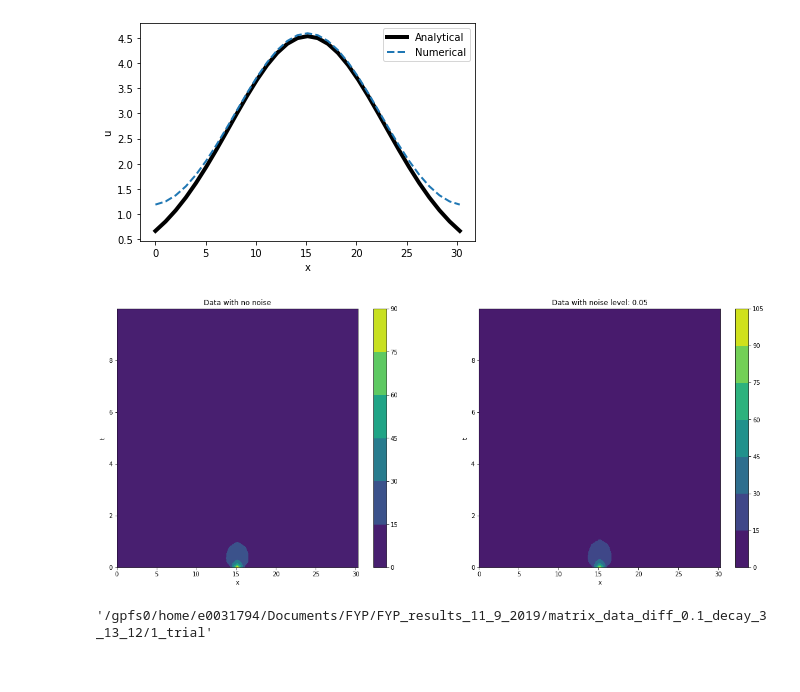
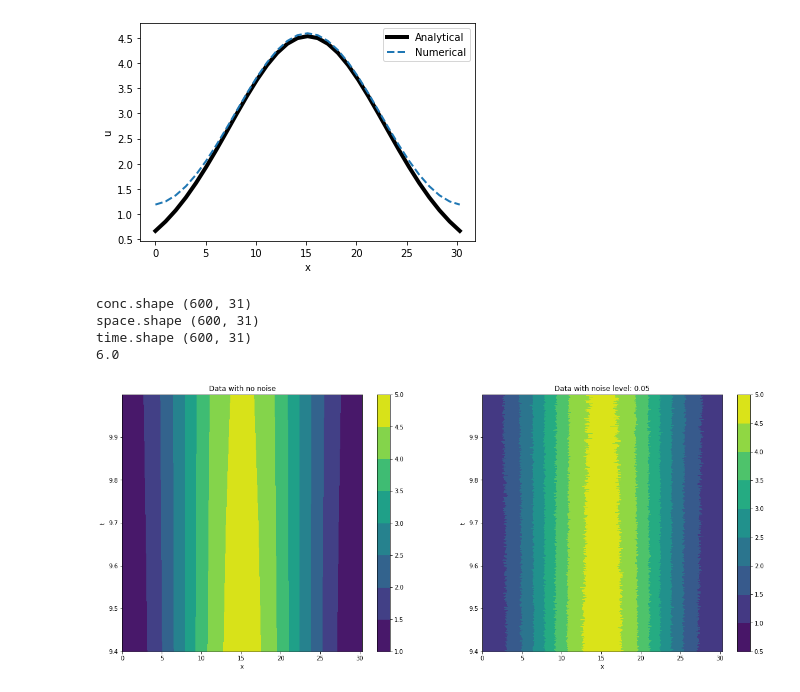
Before and after one commit to HoWeiChin/FYP_Deep_MOD, a Jupyter notebook: Slicing_data_Diffusion_noise.ipynb, the cells around one changed output. Drawn from its saved outputs; the diff is of its cells as text; code cells hidden in the pictures.

```diff
--- a/Slicing_data_Diffusion_noise.ipynb
+++ b/Slicing_data_Diffusion_noise.ipynb
@@ -408,7 +365,16 @@ file_name 1_trial_simulation_values.txt
 /gpfs0/home/e0031794/Documents/FYP/FYP_results_11_9_2019/plots_data_slicing/1_trial_plot/1_trial_plot.png
 [figure]
 # %%
-plot_contour("x_numer.npy", "s_numer.npy", "u_numer.npy", "original" ,"x", "t","0_subset_clean_vs_noisy.png", subset=0, noise=0.05)
+#def plot_contour(
+#                x_npy, t_npy, u_npy, title, x_axis, y_axis, save_dir, sampling_ratio,
+#                file_name="plot.png", subset=0, noise=None):
+save_dir = '/gpfs0/home/e0031794/Documents/FYP/FYP_results_11_9_2019/data_slicing/1_trial/9400_subset_play'
+plot_contour("x_numer.npy", "s_numer.npy", "u_numer.npy", "original" ,"x", "t",
+             save_dir, 0.9, "_subset_clean_vs_noisy.png", subset=9400, noise=0.05)
 #x_npy, t_npy, u_npy, title, x_axis, y_axis, file_name="plot.png", subset=None
 # %% [output]
+conc.shape (600, 31)
+space.shape (600, 31)
+time.shape (600, 31)
+6.0
-[figure, old version]
+[figure, new version]
@@ -419,4 +380,0 @@ space_time_data, orig_conc, space_time_train, conc_train = sample_data("x_numer.
-# %%
-os.getcwd()
-# %% [output]
-'/gpfs0/home/e0031794/Documents/FYP/FYP_results_11_9_2019/matrix_data_diff_0.1_decay_3_13_12/1_trial'
```
Also changed, not shown: parts of 12 cells of this notebook, 3 other files.
